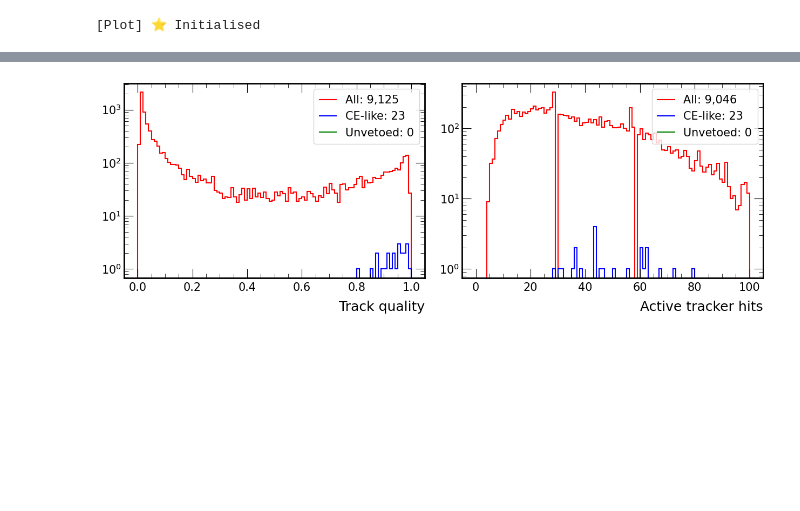
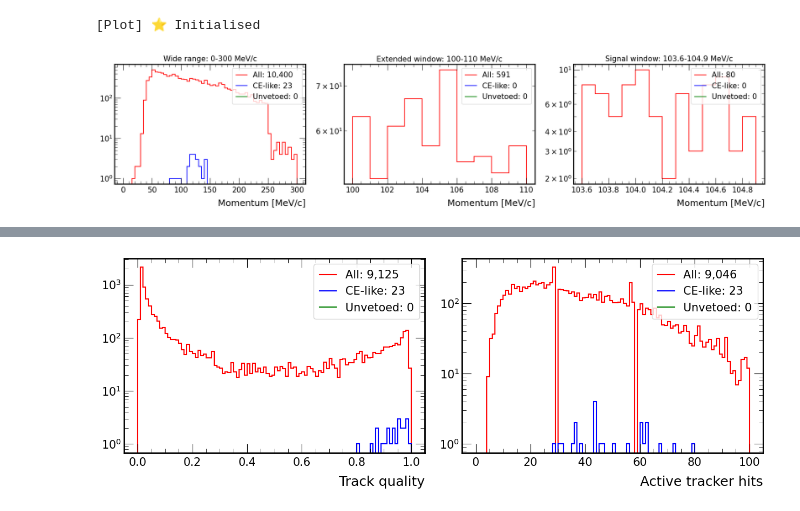
Before and after one commit to sam-grant/mu2e-cosmic, a Jupyter notebook: notebooks/ana/dev_draw.ipynb, the cells around one changed output, grey strips where cells are left out. Drawn from its saved outputs; the diff is of its cells as text; code cells hidden in the pictures; blank space fills up the shorter version.

```diff
--- a/notebooks/ana/dev_draw.ipynb
+++ b/notebooks/ana/dev_draw.ipynb
@@ -33,5 +33,7 @@ draw = Draw()
 # %% [output]
 [Plot] ⭐️ Initialised
 # %%
-# draw.plot_mom_windows(results["hists"], out_path=None)
+draw.plot_mom_windows(results["hists"], out_path=None)
+# %% [output]
+[figure, added]
 # %%
```
Also changed, not shown: parts of 4 cells of this notebook, 7 other files.
